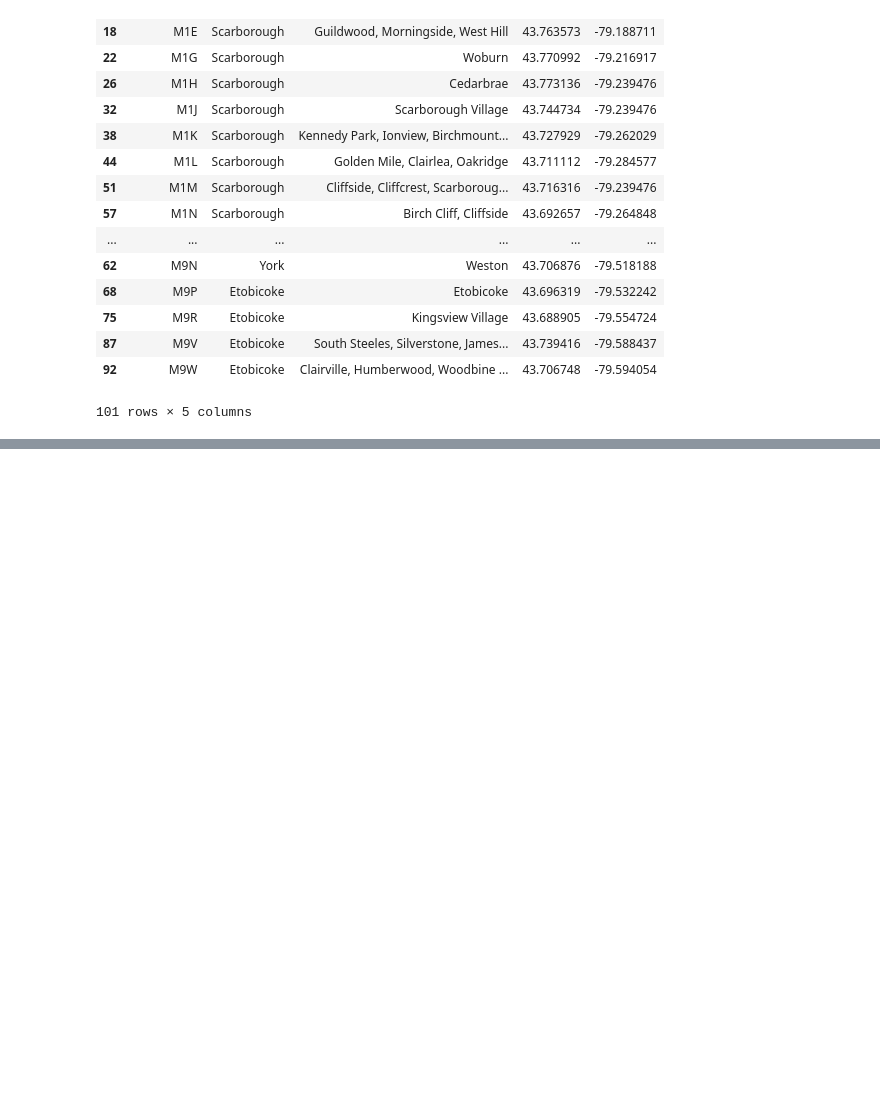
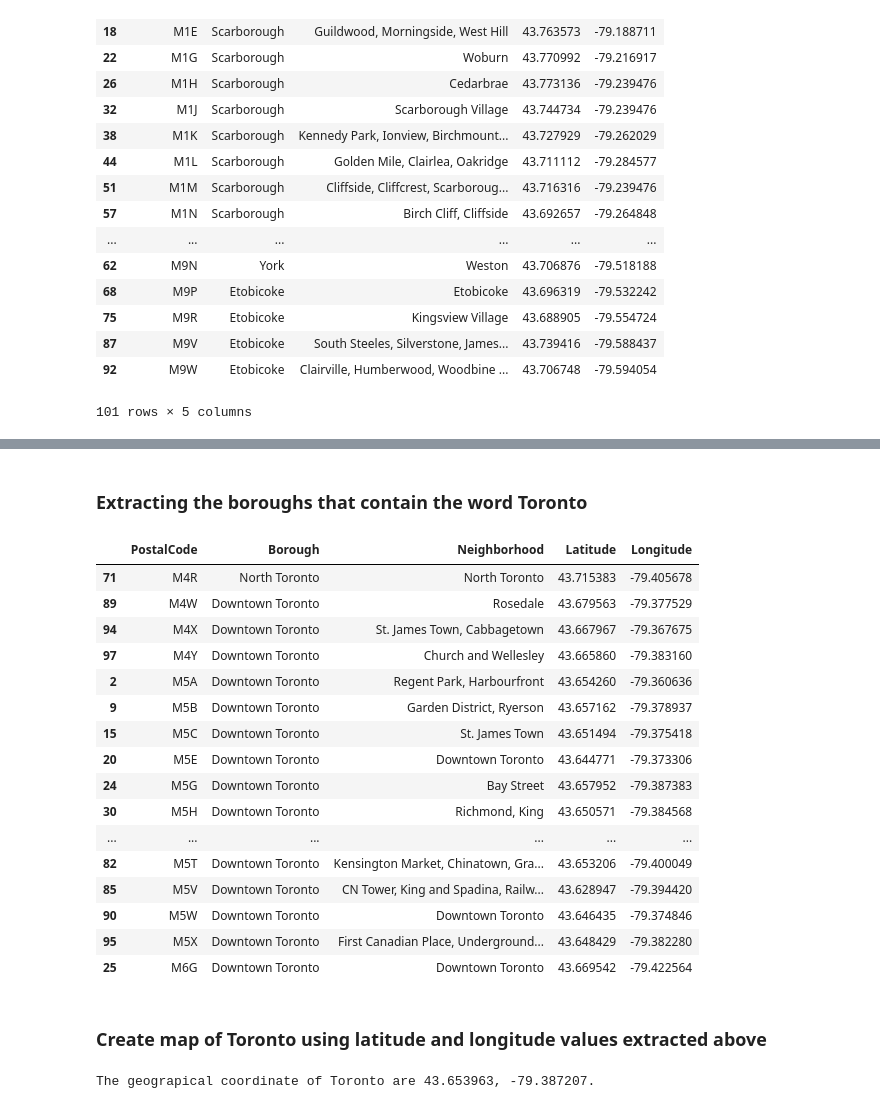
Before and after one commit to krishnatejaperannagari/Coursera_Capstone, a Jupyter notebook: Perannagari Capstone Scrap Wikipedia pag.ipynb, the cells around one changed output, grey strips where cells are left out. Saved outputs shown, nothing was run; the diff lists cells and outputs as text; code cells hidden in the pictures; blank space fills up the shorter version.

```diff
--- a/Perannagari Capstone Scrap Wikipedia pag.ipynb
+++ b/Perannagari Capstone Scrap Wikipedia pag.ipynb
@@ -43,14 +46,26 @@ for row in table.findAll('tr'):
 
         PostalCode = cell.find('b').find(text=True)
         links = cell.findAll('a')
+
+        # Ignoring the cells that do not have an assigned borough
         if len(links)>0 and links[0].find(text=True) is not None:
             Borough = links[0].find(text=True)
             Neighbourhood = ', '.join(map(str, [neigh.find(text=True) for neigh in links[1:len(links)]]))
+
+            #Assigning same neighborhood as the borough when cell has a Not assigned neighborhood,
             if Neighbourhood =='':
                 Neighbourhood = Borough
-            loc_df.loc[i] = [PostalCode, Borough, Neighbourhood]
-            i+=1
 
+            #Combining rows when more than one neighborhood can exist in one postal code area
+            rep_neigh = loc_df[loc_df['PostalCode'] == PostalCode].index
+            if len(rep_neigh) > 0:
+                print("Repeated value at" + str(rep_neigh[0]))
+                loc_df.loc[rep_neigh[0]][2] = str(loc_df.loc[rep_neigh[0]][2]) + Neighbourhood
+            else:
+                loc_df.loc[i] = [PostalCode, Borough, Neighbourhood]
+                i+=1
+
+#sorting in ascending order
 loc_df.sort_values(["PostalCode"], axis=0, ascending=True, inplace=True)
 
 loc_df
@@ -132,0 +160,43 @@ geo_cor_df
+# %% [markdown]
+### Extracting the boroughs that contain the word Toronto
+# %%
+tor_bor =  geo_cor_df[geo_cor_df['Borough'].str.contains("toronto", case = False)]
+tor_bor
+# %% [output]
+|  | PostalCode | Borough | Neighborhood | Latitude | Longitude |
+| 71 | M4R | North Toronto | North Toronto | 43.715383 | -79.405678 |
+| 89 | M4W | Downtown Toronto | Rosedale | 43.679563 | -79.377529 |
+| 94 | M4X | Downtown Toronto | St. James Town, Cabbagetown | 43.667967 | -79.367675 |
+| 97 | M4Y | Downtown Toronto | Church and Wellesley | 43.665860 | -79.383160 |
+| 2 | M5A | Downtown Toronto | Regent Park, Harbourfront | 43.654260 | -79.360636 |
+| 9 | M5B | Downtown Toronto | Garden District, Ryerson | 43.657162 | -79.378937 |
+| 15 | M5C | Downtown Toronto | St. James Town | 43.651494 | -79.375418 |
+| 20 | M5E | Downtown Toronto | Downtown Toronto | 43.644771 | -79.373306 |
+| 24 | M5G | Downtown Toronto | Bay Street | 43.657952 | -79.387383 |
+| 30 | M5H | Downtown Toronto | Richmond, King | 43.650571 | -79.384568 |
+| ... | ... | ... | ... | ... | ... |
+| 82 | M5T | Downtown Toronto | Kensington Market, Chinatown, Gra... | 43.653206 | -79.400049 |
+| 85 | M5V | Downtown Toronto | CN Tower, King and Spadina, Railw... | 43.628947 | -79.394420 |
+| 90 | M5W | Downtown Toronto | Downtown Toronto | 43.646435 | -79.374846 |
+| 95 | M5X | Downtown Toronto | First Canadian Place, Underground... | 43.648429 | -79.382280 |
+| 25 | M6G | Downtown Toronto | Downtown Toronto | 43.669542 | -79.422564 |
+# %% [markdown]
+### Create map of Toronto using latitude and longitude values extracted above
+# %%
+#!conda install -c conda-forge folium=0.5.0 --yes # uncomment this line if you haven't completed the Foursquare API lab
+
+
+from geopy.geocoders import Nominatim
+import folium
+
+address = 'Toronto, ON'
+
+geolocator = Nominatim(user_agent="ny_explorer")
+location = geolocator.geocode(address)
+latitude = location.latitude
+longitude = location.longitude
+print('The geograpical coordinate of Toronto are {}, {}.'.format(latitude, longitude))
+
+map_toronto = folium.Map(location=[latitude, longitude], zoom_start=12)
+# %% [output]
+The geograpical coordinate of Toronto are 43.653963, -79.387207.
```
Also changed, not shown: parts of 9 cells of this notebook.
